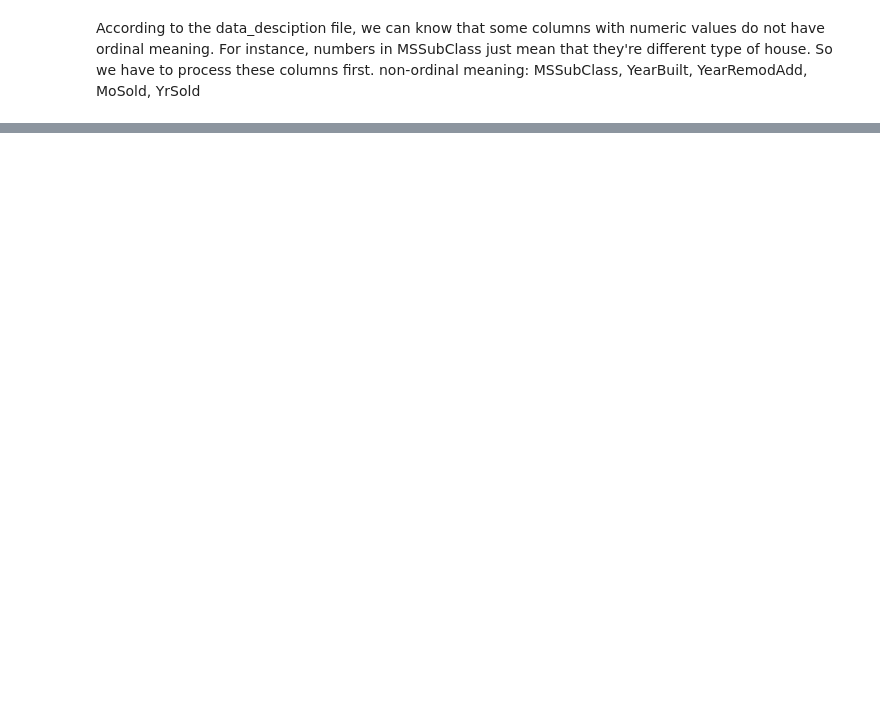
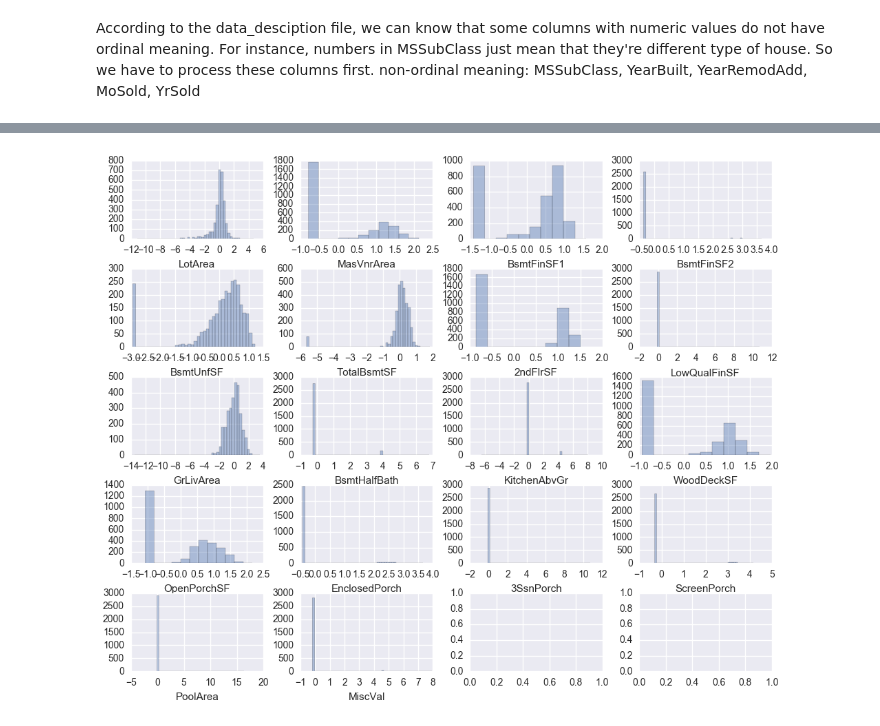
Before and after one commit to Beanzwang/kaggle, a Jupyter notebook: house_price/house price.ipynb, the cells around one changed output, grey strips where cells are left out. Saved outputs shown, nothing was run; the diff lists cells and outputs as text; code cells hidden in the pictures; blank space fills up the shorter version.

```diff
--- a/house_price/house price.ipynb
+++ b/house_price/house price.ipynb
@@ -198,3 +246,8 @@ for col in numeric.columns:
+# %%
+# Let's see how data looks like after applying data transformation
+plot_subplot(df, right_skew)
+# %% [output]
+[figure, added]
 # %%
 df = pd.get_dummies(df, drop_first=True)
 # %%
```
Also changed, not shown: parts of 72 cells of this notebook, 8 other files.
